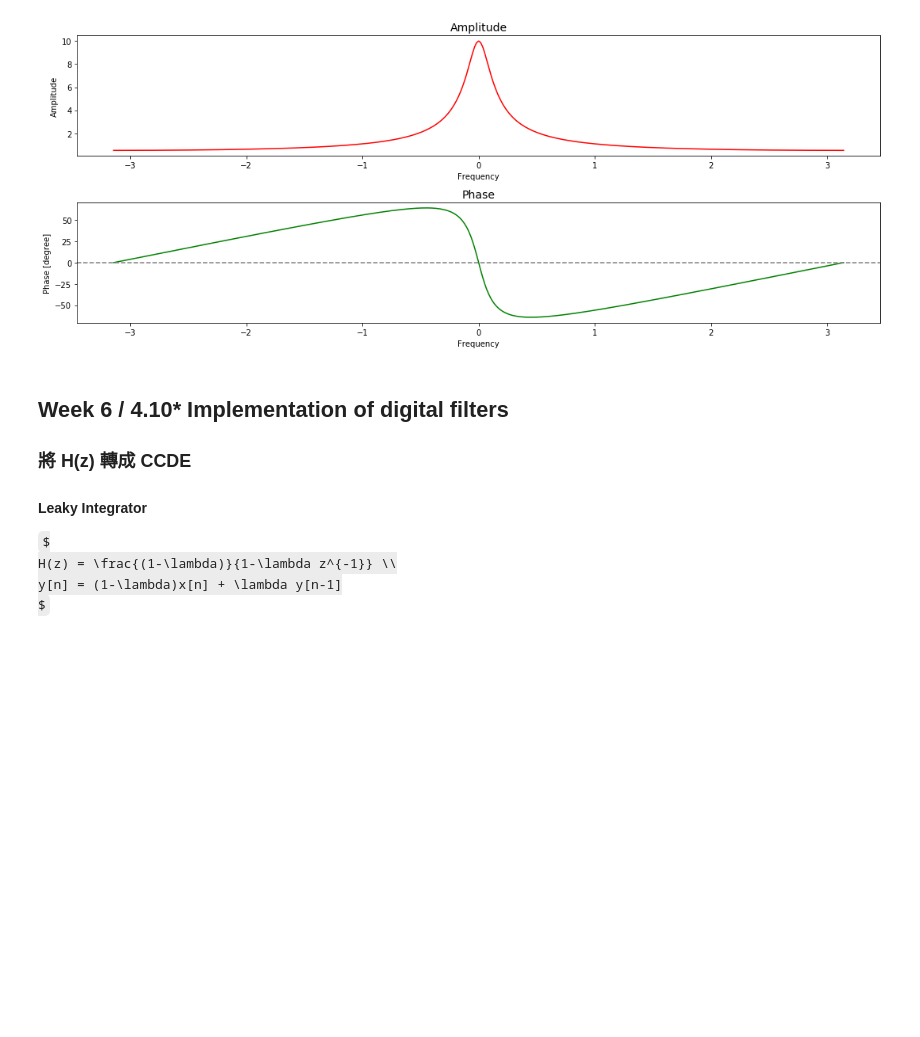
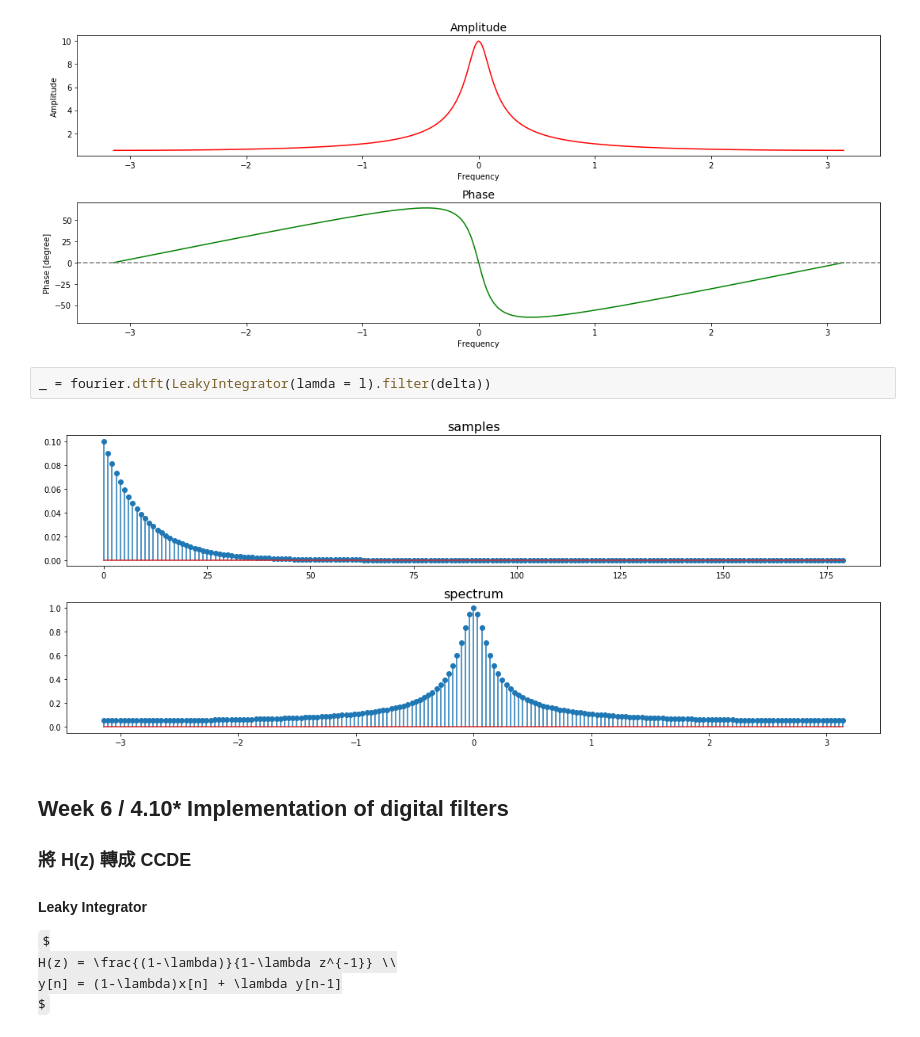
Before and after one commit to Wei1234c/Digital_Signal_Processing, a Jupyter notebook: notebooks/week6/Week 6 Lab 2 - CCDE_Filter.ipynb, the cells around one changed output. Cells and saved outputs as stored; diff of their text form; some formulas as TeX source; blank space fills up the shorter version.

```diff
--- a/notebooks/week6/Week 6 Lab 2 - CCDE_Filter.ipynb
+++ b/notebooks/week6/Week 6 Lab 2 - CCDE_Filter.ipynb
@@ -70,6 +71,10 @@ l = 0.9
 f, h = filtering.get_H_from_zeros_poles([0],[l], 360, plot = True)
 # %% [output]
 [figure]
+# %%
+_ = fourier.dtft(LeakyIntegrator(lamda = l).filter(delta))
+# %% [output]
+[figure, added]
 # %% [markdown]
 ## Week 6 / 4.10* Implementation of digital filters
 
```
Also changed, not shown: parts of 18 cells of this notebook, 5 other files.
